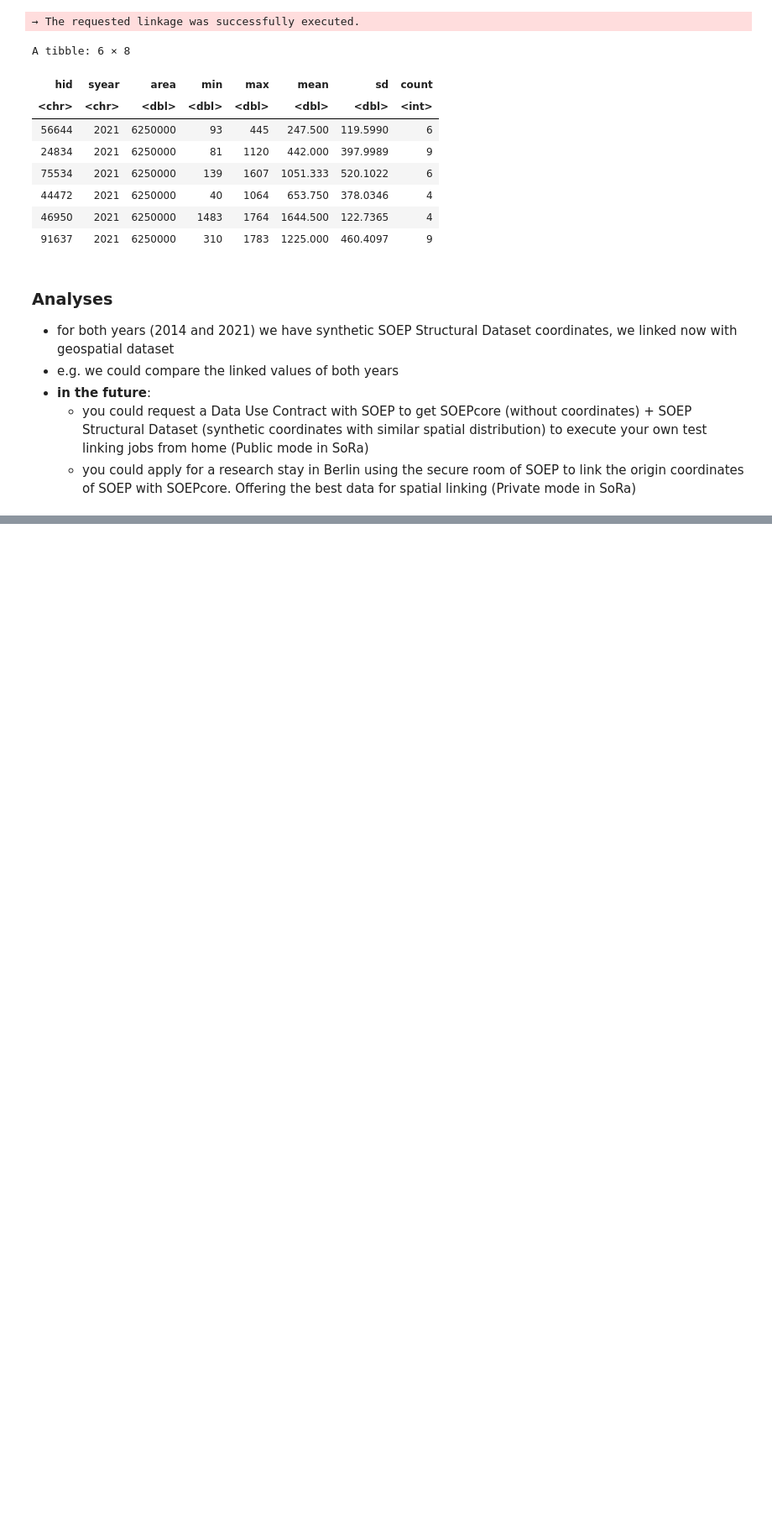
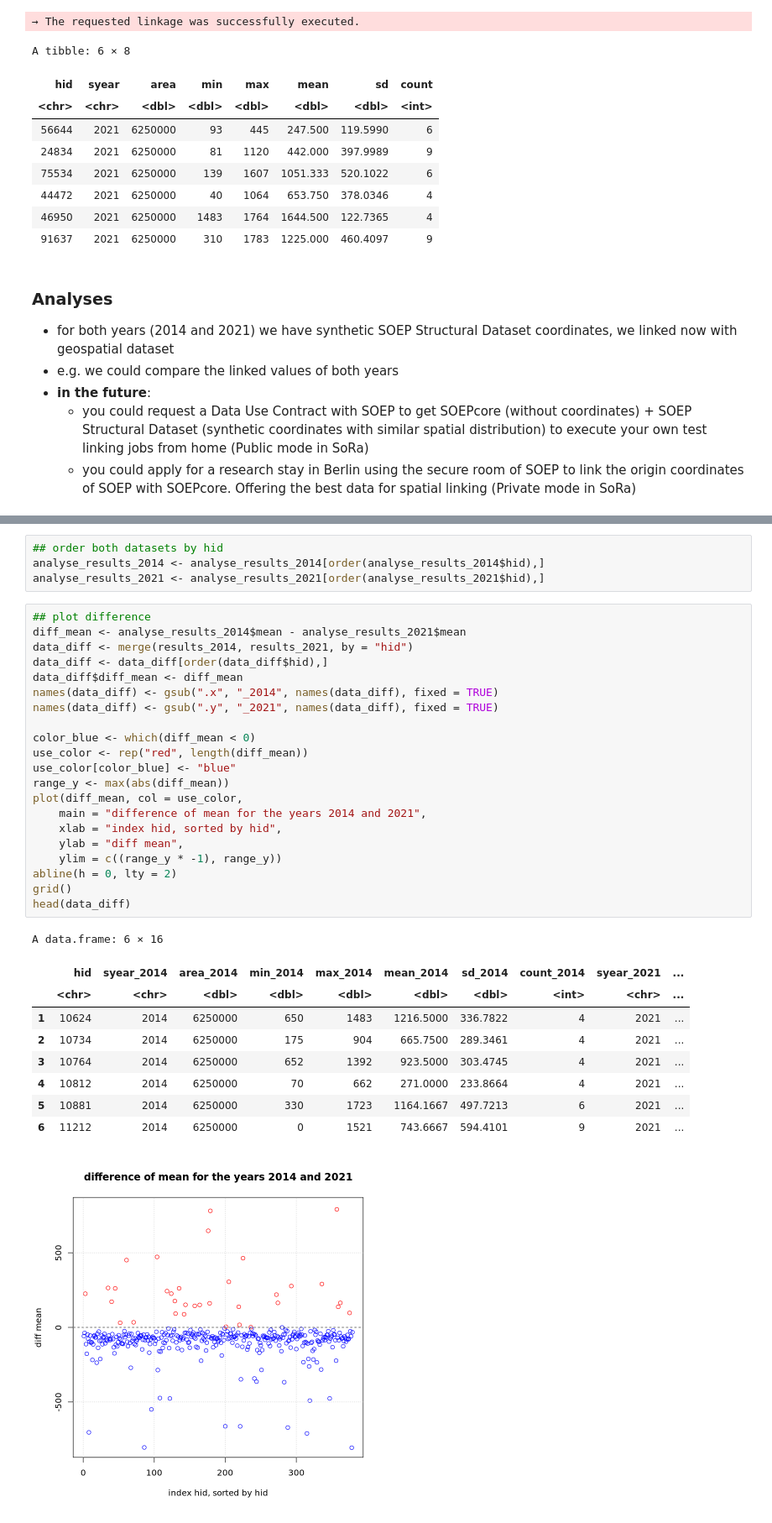
Before and after one commit to traveller195/sora-r-workshop-deploy, a Jupyter notebook: tasks_with_solution/task_04_building_density_solution.ipynb, the cells around one changed output, grey strips where cells are left out. Shown: that part at 84% size. Drawn from its saved outputs; the diff is of its cells as text; blank space fills up the shorter version.

```diff
--- a/tasks_with_solution/task_04_building_density_solution.ipynb
+++ b/tasks_with_solution/task_04_building_density_solution.ipynb
@@ -317,0 +292,36 @@ We are looking at the building density for the two years 2014 and 2021. In the p
+# %%
+## order both datasets by hid
+analyse_results_2014 <- analyse_results_2014[order(analyse_results_2014$hid),]
+analyse_results_2021 <- analyse_results_2021[order(analyse_results_2021$hid),]
+# %%
+## plot difference
+diff_mean <- analyse_results_2014$mean - analyse_results_2021$mean
+data_diff <- merge(results_2014, results_2021, by = "hid")
+data_diff <- data_diff[order(data_diff$hid),]
+data_diff$diff_mean <- diff_mean
+names(data_diff) <- gsub(".x", "_2014", names(data_diff), fixed = TRUE)
+names(data_diff) <- gsub(".y", "_2021", names(data_diff), fixed = TRUE)
+
+color_blue <- which(diff_mean < 0)
+use_color <- rep("red", length(diff_mean))
+use_color[color_blue] <- "blue"
+range_y <- max(abs(diff_mean))
+plot(diff_mean, col = use_color,
+    main = "difference of mean for the years 2014 and 2021",
+    xlab = "index hid, sorted by hid",
+    ylab = "diff mean",
+    ylim = c((range_y * -1), range_y))
+abline(h = 0, lty = 2)
+grid()
+head(data_diff)
+# %% [output]
+A data.frame: 6 × 16
+|  | hid | syear_2014 | area_2014 | min_2014 | max_2014 | mean_2014 | sd_2014 | count_2014 | syear_2021 | ... |
+|  | <chr> | <chr> | <dbl> | <dbl> | <dbl> | <dbl> | <dbl> | <int> | <chr> | ... |
+| 1 | 10624 | 2014 | 6250000 | 650 | 1483 | 1216.5000 | 336.7822 | 4 | 2021 | ... |
+| 2 | 10734 | 2014 | 6250000 | 175 | 904 | 665.7500 | 289.3461 | 4 | 2021 | ... |
+| 3 | 10764 | 2014 | 6250000 | 652 | 1392 | 923.5000 | 303.4745 | 4 | 2021 | ... |
+| 4 | 10812 | 2014 | 6250000 | 70 | 662 | 271.0000 | 233.8664 | 4 | 2021 | ... |
+| 5 | 10881 | 2014 | 6250000 | 330 | 1723 | 1164.1667 | 497.7213 | 6 | 2021 | ... |
+| 6 | 11212 | 2014 | 6250000 | 0 | 1521 | 743.6667 | 594.4101 | 9 | 2021 | ... |
+[figure, added]
```
Also changed, not shown: parts of 14 cells of this notebook.
